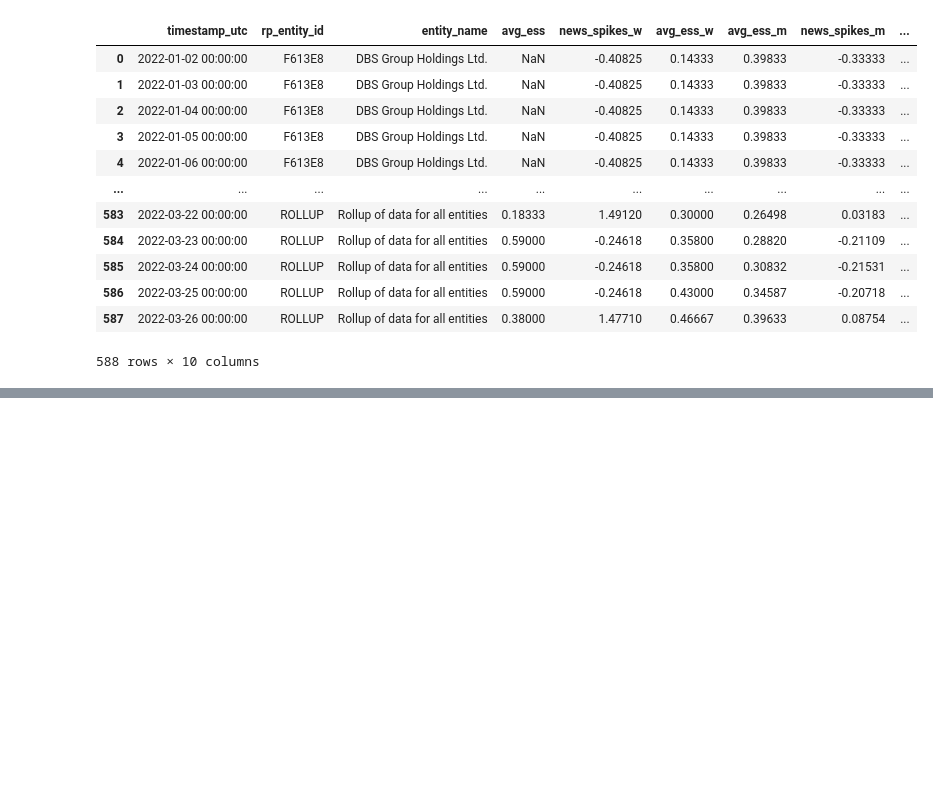
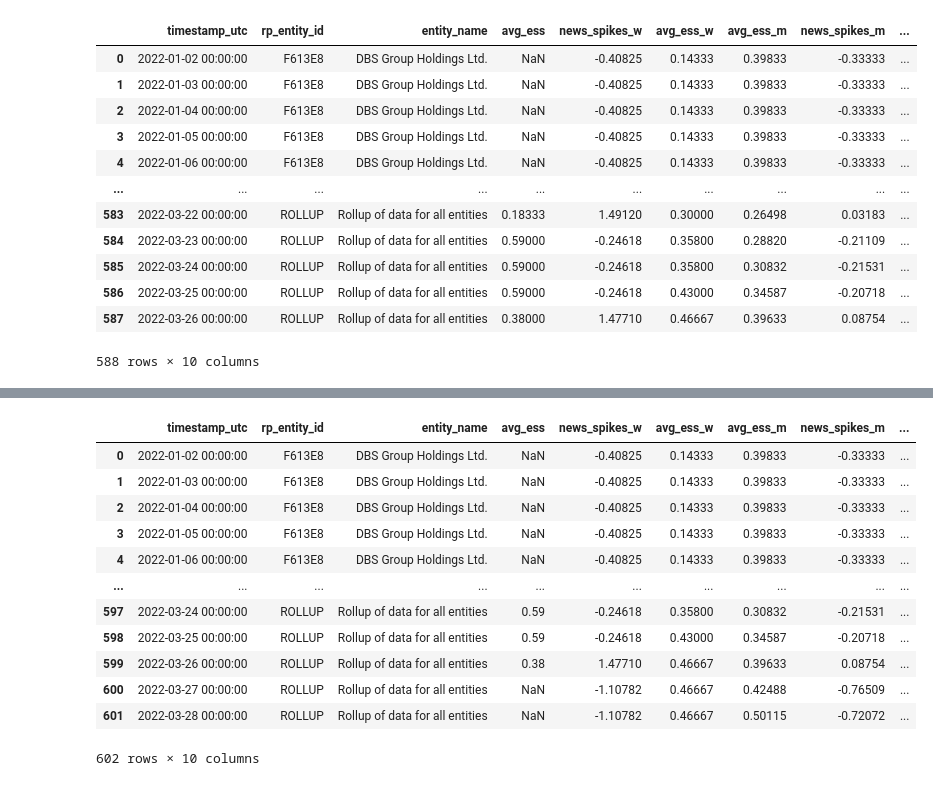
Before and after one commit to Glenmond/is3107-financial-data-warehouse, a Jupyter notebook: ravenpack_news.ipynb, the cells around one changed output, grey strips where cells are left out. Drawn from its saved outputs; the diff is of its cells as text; code cells hidden in the pictures; blank space fills up the shorter version.

```diff
--- a/ravenpack_news.ipynb
+++ b/ravenpack_news.ipynb
@@ -87,0 +110,18 @@ news_volume_spikes_df
+# %%
+file = open("data/sentiment_data/extract/220328_news_volume_spikes.pickle", "rb")
+news_volume_spikes_df = pickle.load(file)
+news_volume_spikes_df
+# %% [output]
+|  | timestamp_utc | rp_entity_id | entity_name | avg_ess | news_spikes_w | avg_ess_w | avg_ess_m | news_spikes_m | ... |
+| 0 | 2022-01-02 00:00:00 | F613E8 | DBS Group Holdings Ltd. | NaN | -0.40825 | 0.14333 | 0.39833 | -0.33333 | ... |
+| 1 | 2022-01-03 00:00:00 | F613E8 | DBS Group Holdings Ltd. | NaN | -0.40825 | 0.14333 | 0.39833 | -0.33333 | ... |
+| 2 | 2022-01-04 00:00:00 | F613E8 | DBS Group Holdings Ltd. | NaN | -0.40825 | 0.14333 | 0.39833 | -0.33333 | ... |
+| 3 | 2022-01-05 00:00:00 | F613E8 | DBS Group Holdings Ltd. | NaN | -0.40825 | 0.14333 | 0.39833 | -0.33333 | ... |
+| 4 | 2022-01-06 00:00:00 | F613E8 | DBS Group Holdings Ltd. | NaN | -0.40825 | 0.14333 | 0.39833 | -0.33333 | ... |
+| ... | ... | ... | ... | ... | ... | ... | ... | ... | ... |
+| 597 | 2022-03-24 00:00:00 | ROLLUP | Rollup of data for all entities | 0.59 | -0.24618 | 0.35800 | 0.30832 | -0.21531 | ... |
+| 598 | 2022-03-25 00:00:00 | ROLLUP | Rollup of data for all entities | 0.59 | -0.24618 | 0.43000 | 0.34587 | -0.20718 | ... |
+| 599 | 2022-03-26 00:00:00 | ROLLUP | Rollup of data for all entities | 0.38 | 1.47710 | 0.46667 | 0.39633 | 0.08754 | ... |
+| 600 | 2022-03-27 00:00:00 | ROLLUP | Rollup of data for all entities | NaN | -1.10782 | 0.46667 | 0.42488 | -0.76509 | ... |
+| 601 | 2022-03-28 00:00:00 | ROLLUP | Rollup of data for all entities | NaN | -1.10782 | 0.46667 | 0.50115 | -0.72072 | ... |
+602 rows × 10 columns
```
Also changed, not shown: parts of 3 cells of this notebook, 8 other files.
